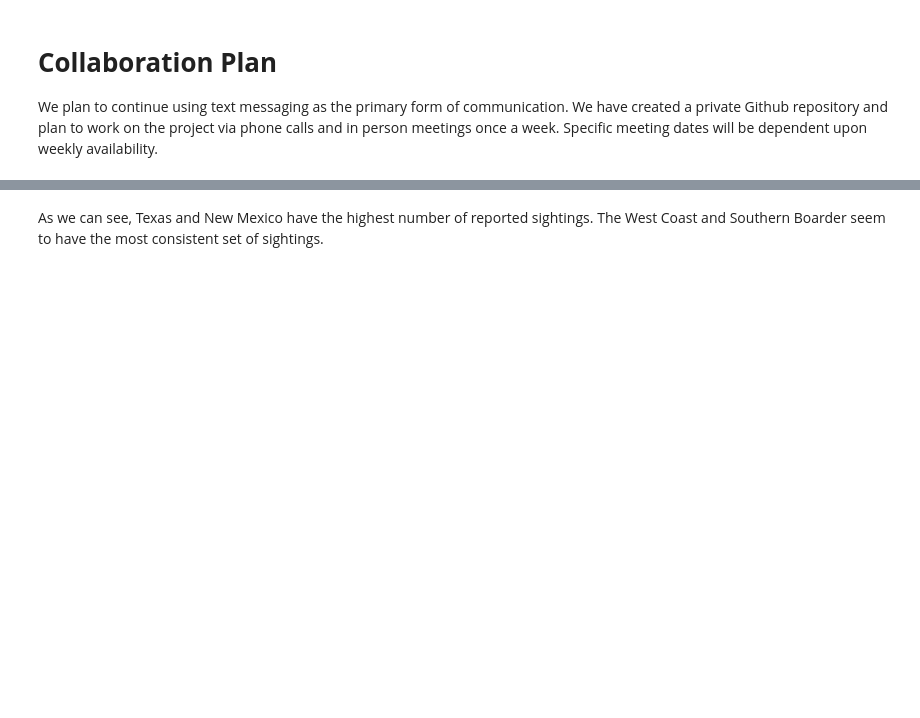
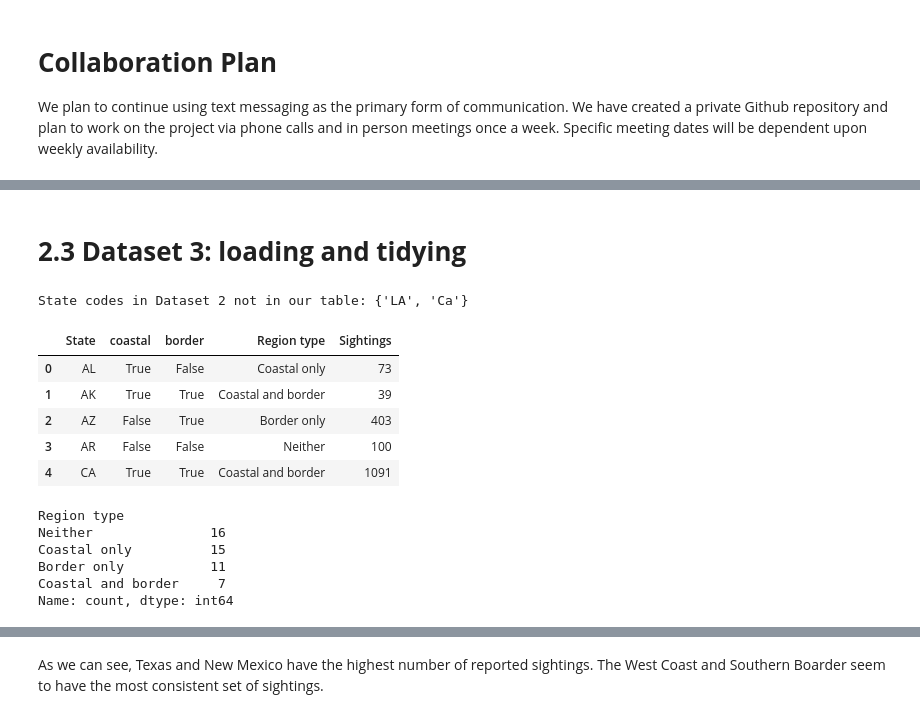
Before and after one commit to matkins8943/matkins8943.github.io, a Jupyter notebook: Final_Project.ipynb, the cells around one changed output, grey strips where cells are left out. Cells and saved outputs as stored; diff of their text form; code cells hidden in the pictures; blank space fills up the shorter version.

```diff
--- a/Final_Project.ipynb
+++ b/Final_Project.ipynb
@@ -66,0 +105,48 @@ Next, we create a dictionary to convert state names to their associated abbrevia
+# %% [markdown]
+# **2.3 Dataset 3: loading and tidying**
+# %%
+#Dataset 3: hand-built table of coastal and border states
+coastal_states = ['AL','AK','CA','CT','DE','FL','GA','HI','LA','ME','MD','MA','MS','NH',
+                  'NJ','NY','NC','OR','RI','SC','TX','VA','WA']
+border_states  = ['AK','AZ','CA','ID','ME','MI','MN','MT','NH','NM','NY','ND','OH','PA',
+                  'TX','VT','WA','WI']
+
+#tidy format: one row per state, one column per variable
+state_info = pd.DataFrame({'State': list(stateabb.values())})
+state_info['coastal'] = state_info['State'].isin(coastal_states)
+state_info['border']  = state_info['State'].isin(border_states)
+
+#label each state by its region type (used by the map and the group stats)
+def region_type(row):
+    if row['coastal'] and row['border']: return 'Coastal and border'
+    if row['coastal']:                   return 'Coastal only'
+    if row['border']:                    return 'Border only'
+    return 'Neither'
+
+state_info['Region type'] = state_info.apply(region_type, axis=1)
+
+#merge with Dataset 2: sightings per state (states with no sightings get 0)
+state_counts = t['State'].value_counts().rename_axis('State').reset_index(name='Sightings')
+state_info = state_info.merge(state_counts, on='State', how='left')
+state_info['Sightings'] = state_info['Sightings'].fillna(0)
+
+#check that every state code in Dataset 2 matched a state in our table
+unmatched = set(t['State']) - set(state_info['State'])
+print("State codes in Dataset 2 not in our table:", unmatched)
+
+display(state_info.head())
+print(state_info['Region type'].value_counts())
+# %% [output]
+State codes in Dataset 2 not in our table: {'LA', 'Ca'}
+|  | State | coastal | border | Region type | Sightings |
+| 0 | AL | True | False | Coastal only | 73 |
+| 1 | AK | True | True | Coastal and border | 39 |
+| 2 | AZ | False | True | Border only | 403 |
+| 3 | AR | False | False | Neither | 100 |
+| 4 | CA | True | True | Coastal and border | 1091 |
+Region type
+Neither               16
+Coastal only          15
+Border only           11
+Coastal and border     7
+Name: count, dtype: int64
```
Also changed, not shown: parts of 47 cells of this notebook.
